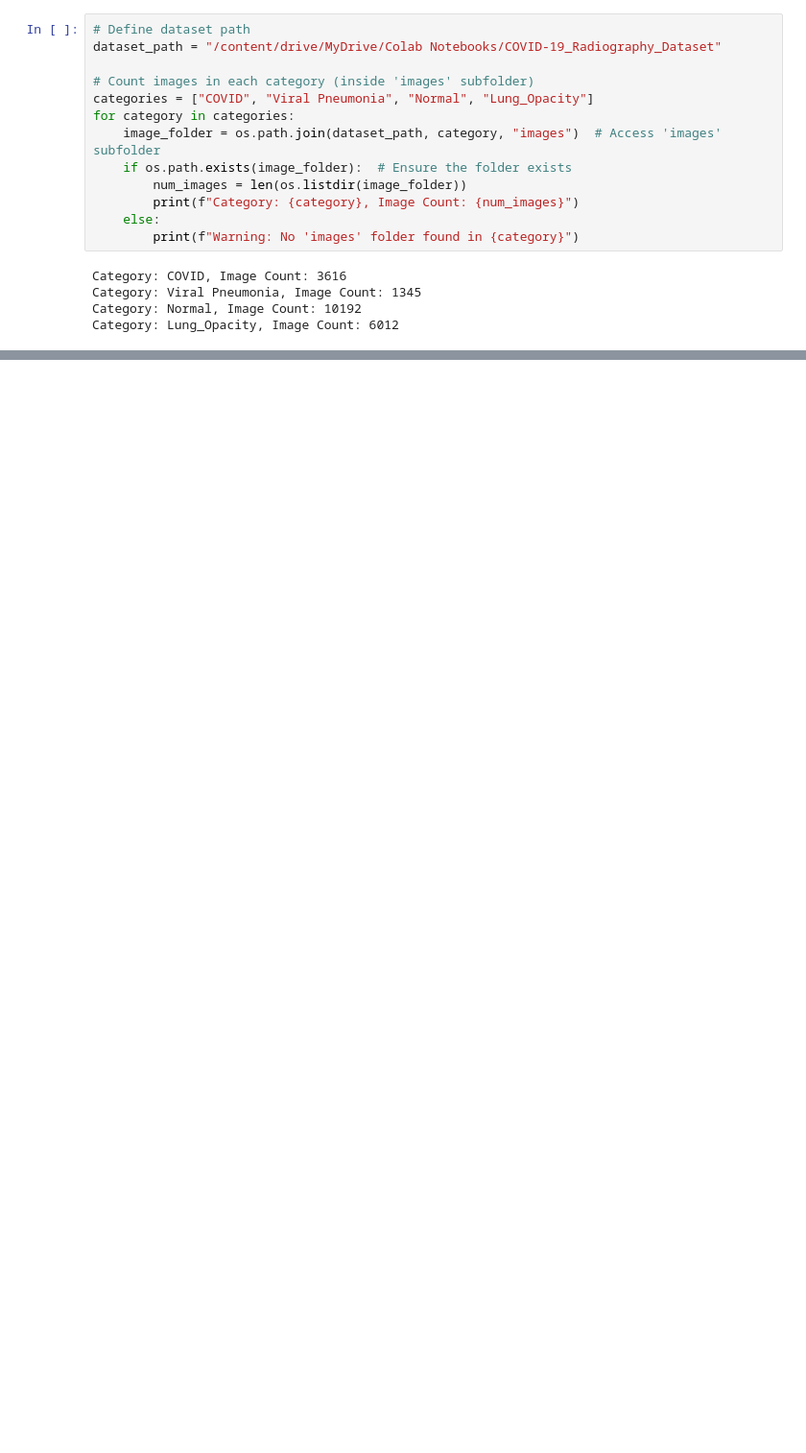
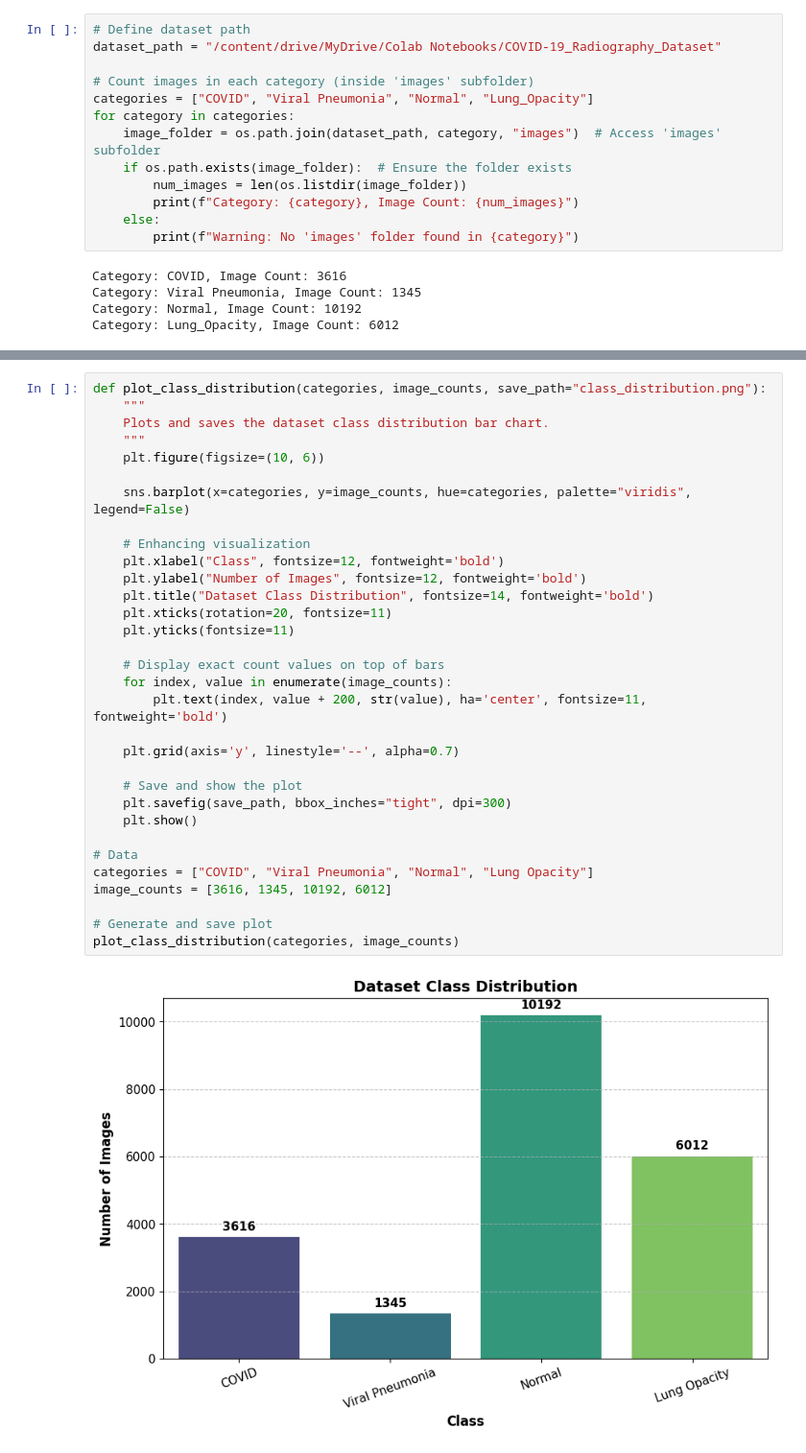
Before and after one commit to BehrozKhawar-23005633/MultiClass-Lung-Disease-Detection, a Jupyter notebook: Pneumonia_Detection.ipynb, the cells around one changed output, grey strips where cells are left out. Shown: that part at 96% size. Drawn from its saved outputs; the diff is of its cells as text; blank space fills up the shorter version.

Commit message:
Data Imbalances Using Bar Plot Analysis

```diff
--- a/Pneumonia_Detection.ipynb
+++ b/Pneumonia_Detection.ipynb
@@ -42,0 +49,34 @@ Category: Lung_Opacity, Image Count: 6012
+# %%
+def plot_class_distribution(categories, image_counts, save_path="class_distribution.png"):
+    """
+    Plots and saves the dataset class distribution bar chart.
+    """
+    plt.figure(figsize=(10, 6))
+
+    sns.barplot(x=categories, y=image_counts, hue=categories, palette="viridis", legend=False)
+
+    # Enhancing visualization
+    plt.xlabel("Class", fontsize=12, fontweight='bold')
+    plt.ylabel("Number of Images", fontsize=12, fontweight='bold')
+    plt.title("Dataset Class Distribution", fontsize=14, fontweight='bold')
+    plt.xticks(rotation=20, fontsize=11)
+    plt.yticks(fontsize=11)
+
+    # Display exact count values on top of bars
+    for index, value in enumerate(image_counts):
+        plt.text(index, value + 200, str(value), ha='center', fontsize=11, fontweight='bold')
+
+    plt.grid(axis='y', linestyle='--', alpha=0.7)
+
+    # Save and show the plot
+    plt.savefig(save_path, bbox_inches="tight", dpi=300)
+    plt.show()
+
+# Data
+categories = ["COVID", "Viral Pneumonia", "Normal", "Lung Opacity"]
+image_counts = [3616, 1345, 10192, 6012]
+
+# Generate and save plot
+plot_class_distribution(categories, image_counts)
+# %% [output]
+[figure, added]
```
Also changed, not shown: parts of 4 cells of this notebook.
